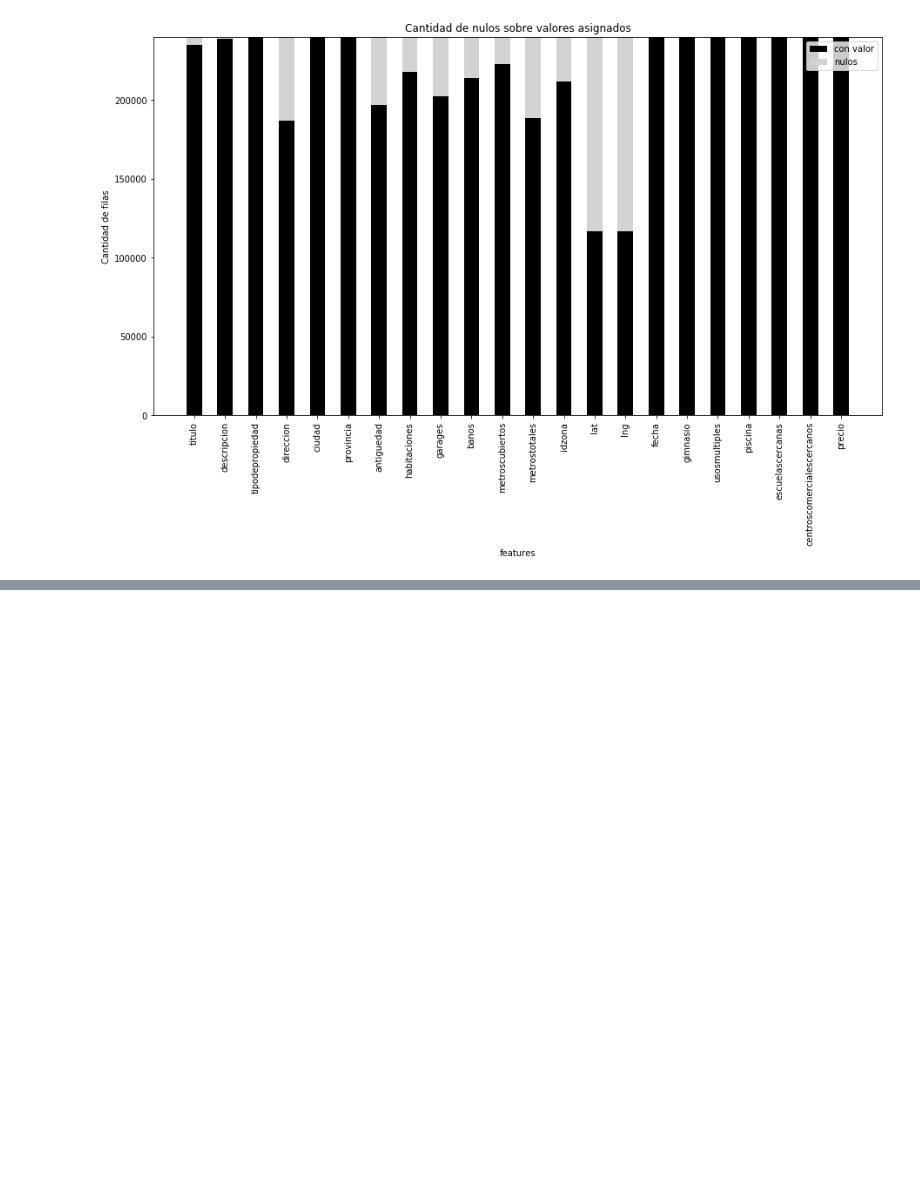
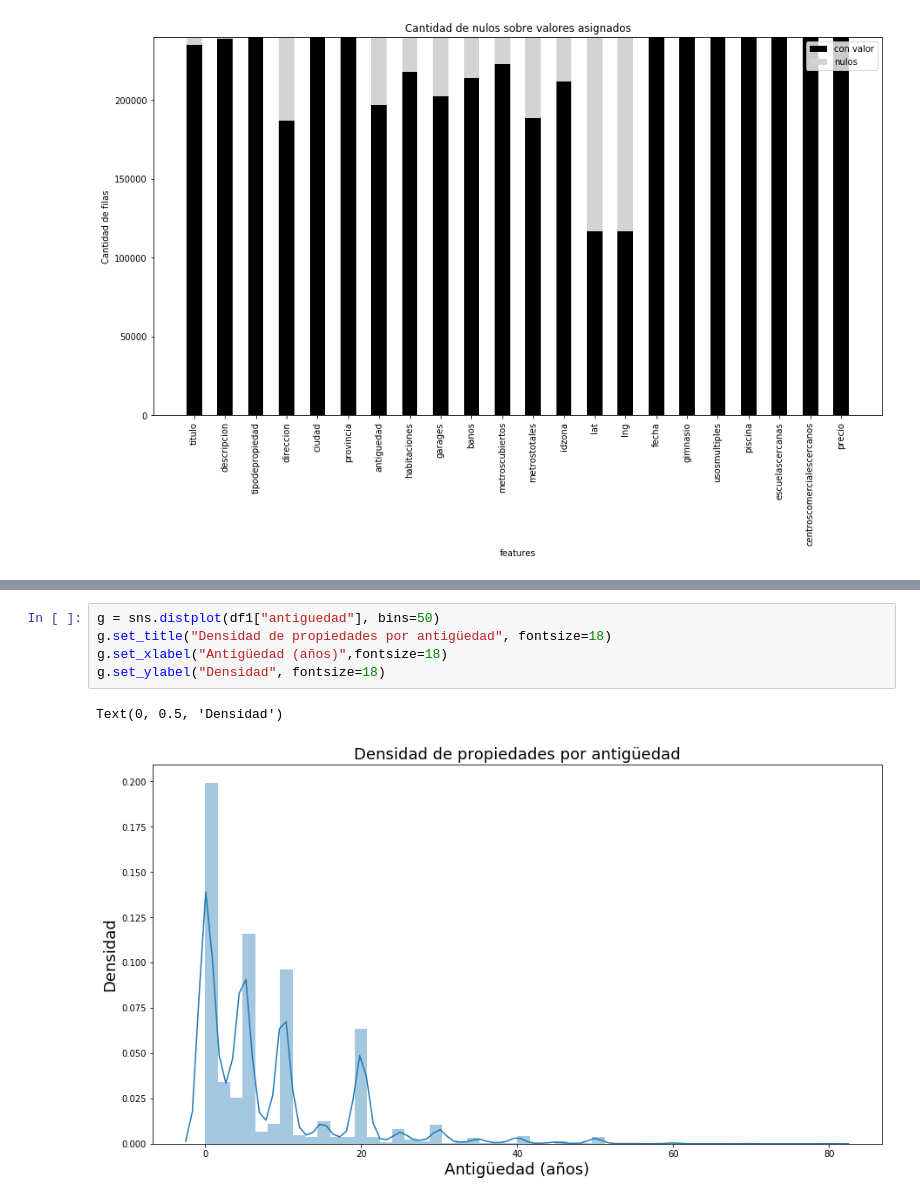
Before and after one commit to josetec1/DatosG29, a Jupyter notebook: Analisis nacho.ipynb, the cells around one changed output, grey strips where cells are left out. Saved outputs shown, nothing was run; the diff lists cells and outputs as text; blank space fills up the shorter version.

```diff
--- a/Analisis nacho.ipynb
+++ b/Analisis nacho.ipynb
@@ -185,0 +210,8 @@ plt.show()
+# %%
+g = sns.distplot(df1["antiguedad"], bins=50)
+g.set_title("Densidad de propiedades por antigüedad", fontsize=18)
+g.set_xlabel("Antigüedad (años)",fontsize=18)
+g.set_ylabel("Densidad", fontsize=18)
+# %% [output]
+Text(0, 0.5, 'Densidad')
+[figure, added]
```
Also changed, not shown: parts of 2 cells of this notebook, 1 other file.
